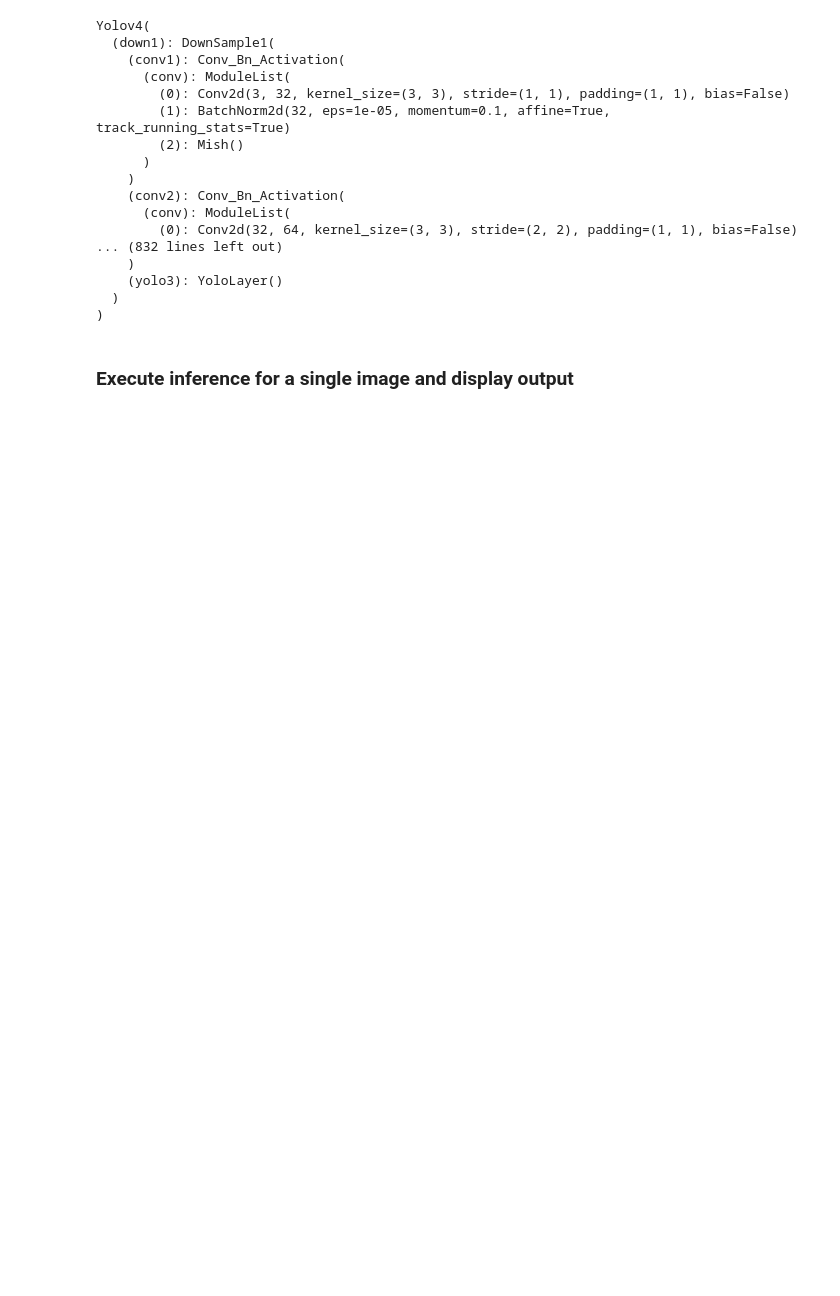
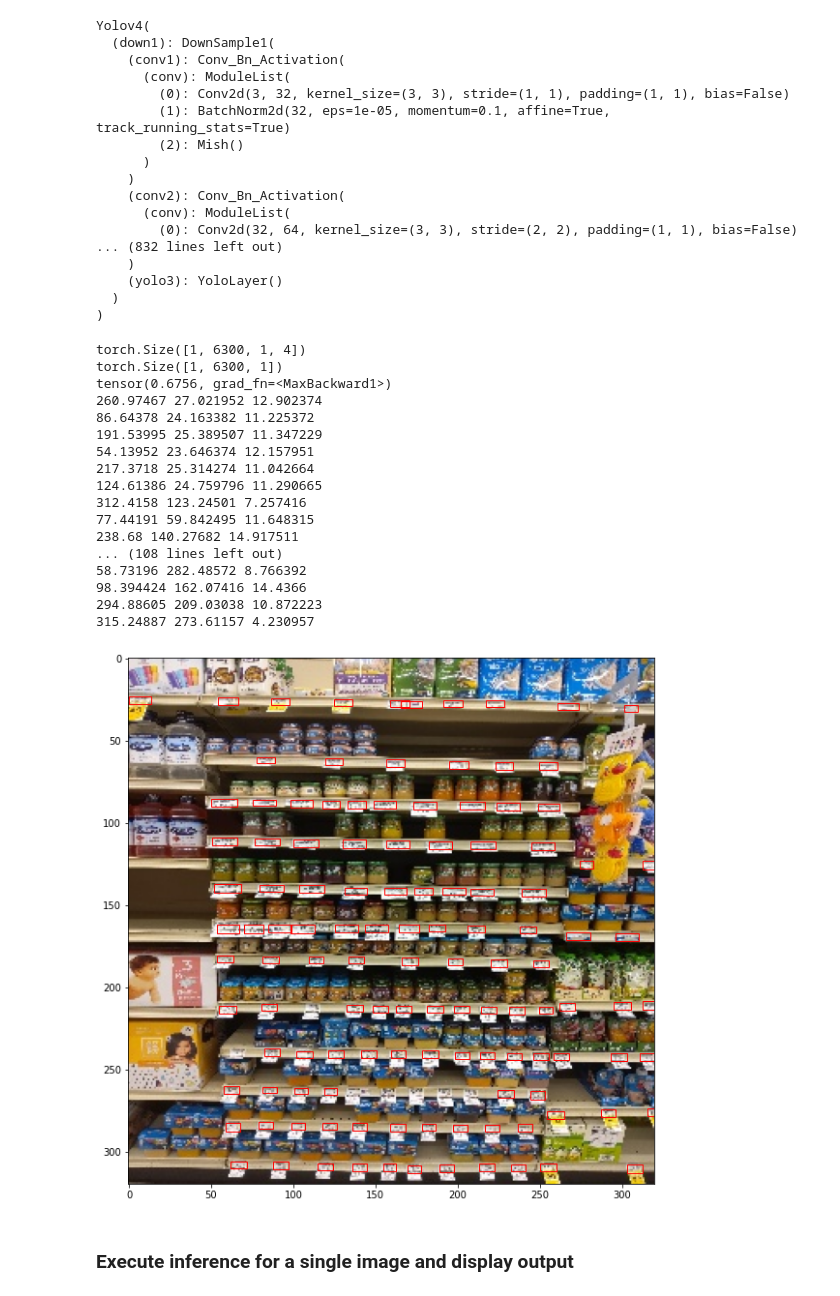
Before and after one commit to Zhuogang/pytorch-YOLOv4, a Jupyter notebook: workspace/yolo_v4.ipynb, the cells around one changed output. Cells and saved outputs as stored; diff of their text form; code cells hidden in the pictures; blank space fills up the shorter version.

```diff
--- a/workspace/yolo_v4.ipynb
+++ b/workspace/yolo_v4.ipynb
@@ -973,3 +876,63 @@ Yolov4(
+# %%
+from PIL import Image
+import torchvision.transforms as transforms
+# READ IMAGE
+image_path = "/home/zhuogang/pytorch-YOLOv4/custom_data320/images/im_13.jpeg"
+image_sample =  Image.open(image_path)
+# DEFINE TRANSFORMS
+# normalize = transforms.Normalize(mean=[0.485, 0.456, 0.406],
+#                                  std=[0.229, 0.224, 0.225])
+preprocessing = transforms.ToTensor()
+image = preprocessing(image_sample)
+image = image.unsqueeze(0)
+
+import matplotlib.pyplot as plt
+import matplotlib.patches as patches
+
+# image_orig, _ = next(iter(orig_coco_val_data_loader))
+
+# ## the scale of image is from 0 to 1
+
+# image, _ = next(iter(coco_val_data_loader))
+
+
+boxes, scores = model(image)
+print((boxes.size()))
+print((scores.size()))
+print(scores.max())
+
+boxes, scores, labels = postprocess(boxes, scores)
+result_dict = get_results_as_dict(boxes, scores, labels, image)
+
+fig, ax = plt.subplots(figsize=(10, 10))
+ax.imshow(image.numpy().squeeze(0).transpose(1, 2, 0))
+for xywh, _ in zip(result_dict['boxes'], result_dict['labels']):
+    x, y, w, h = xywh
+    print(x, y, w,)
+    rect = patches.Rectangle((x, y), w, h, linewidth=1, edgecolor='r', facecolor='none')
+    ax.add_patch(rect)
+
+
+plt.show()
+# %% [output]
+torch.Size([1, 6300, 1, 4])
+torch.Size([1, 6300, 1])
+tensor(0.6756, grad_fn=<MaxBackward1>)
+260.97467 27.021952 12.902374
+86.64378 24.163382 11.225372
+191.53995 25.389507 11.347229
+54.13952 23.646374 12.157951
+217.3718 25.314274 11.042664
+124.61386 24.759796 11.290665
+312.4158 123.24501 7.257416
+77.44191 59.842495 11.648315
+238.68 140.27682 14.917511
+... (108 lines left out)
+58.73196 282.48572 8.766392
+98.394424 162.07416 14.4366
+294.88605 209.03038 10.872223
+315.24887 273.61157 4.230957
+[figure, added]
 # %% [markdown]
 ### Execute inference for a single image and display output
 # %%
```
Also changed, not shown: parts of 20 cells of this notebook, 1 other file.
